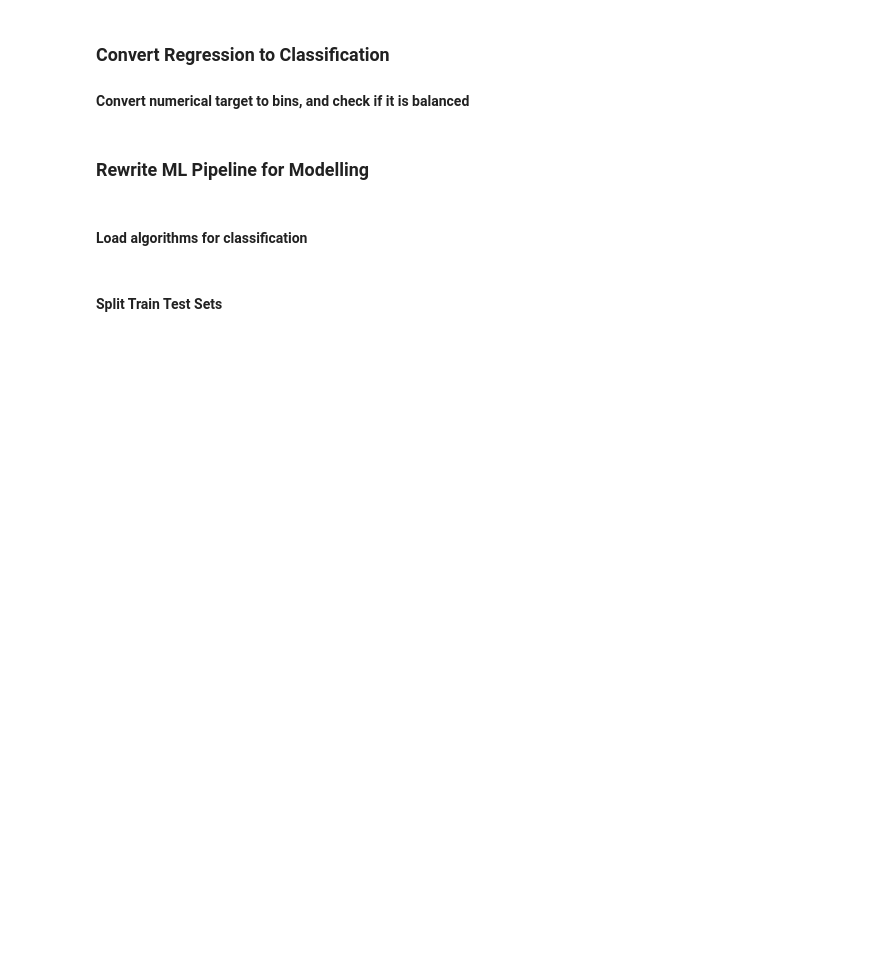
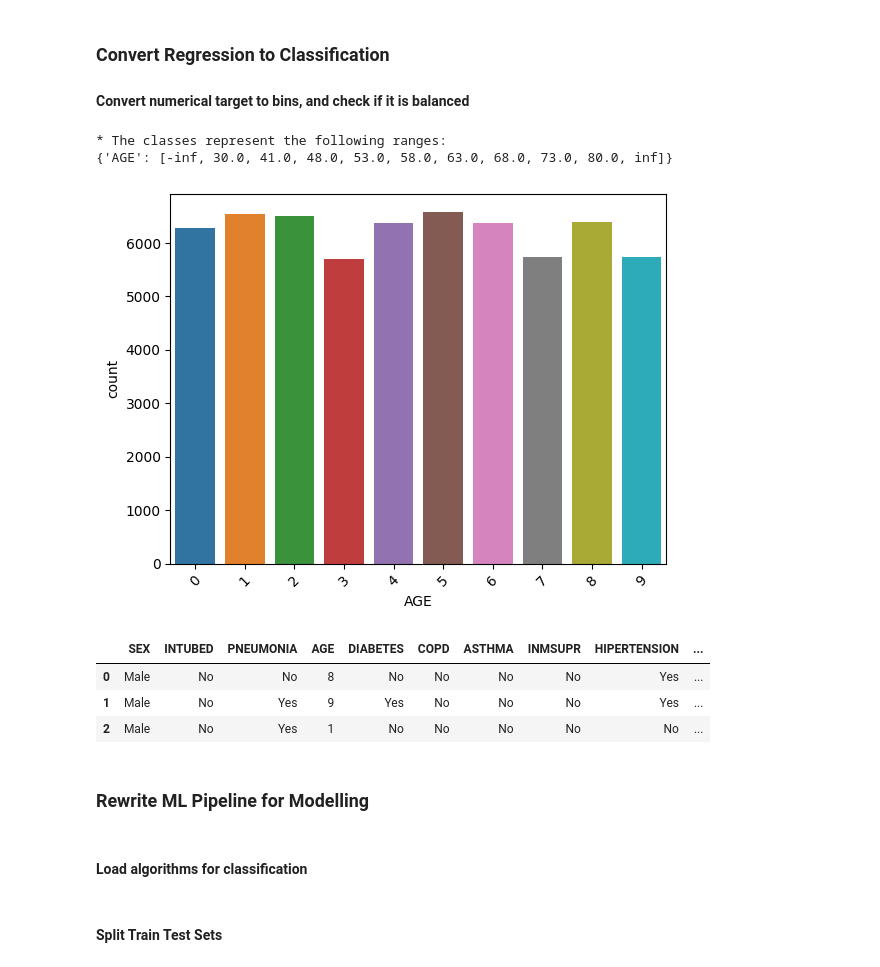
Before and after one commit to cniblock/milestone-covid-19-study, a Jupyter notebook: jupyter_notebooks/04.5 - Modeling and Evaluation - Regression.ipynb, the cells around one changed output. Saved outputs shown, nothing was run; the diff lists cells and outputs as text; code cells hidden in the pictures; blank space fills up the shorter version.

```diff
--- a/jupyter_notebooks/04.5 - Modeling and Evaluation - Regression.ipynb
+++ b/jupyter_notebooks/04.5 - Modeling and Evaluation - Regression.ipynb
@@ -432,23 +629,31 @@ regression_evaluation_plots(X_train, y_train, X_test, y_test,
 ### Convert Regression to Classification
 
 #### Convert numerical target to bins, and check if it is balanced
-# %%
-import pandas as pd
-import seaborn as sns
-import matplotlib.pyplot as plt
-
-bin_edges = [0, 10, 20, 30, 40, 50, 60, 70, 80, 90, 100]
-bin_labels = [f'{i}-{i+10}' for i in range(0, 90, 10)] + ['90+']
-
-df['AGE_BINNED'] = pd.cut(df['AGE'], bins=bin_edges, labels=bin_labels, right=False)
-
-print(df[['AGE', 'AGE_BINNED']].head())
-
-sns.countplot(data=df, x='AGE_BINNED')
-plt.xticks(rotation=45)
-plt.show()
+# %%
+import pandas as pd
+import seaborn as sns
+import matplotlib.pyplot as plt
+from feature_engine.discretisation import EqualFrequencyDiscretiser
+
+disc = EqualFrequencyDiscretiser(q=10, variables=['AGE'])
+df_clf = disc.fit_transform(df)
+
+print(f"* The classes represent the following ranges: \n{disc.binner_dict_} \n")
+
+sns.countplot(data=df_clf, x='AGE')
+plt.xticks(rotation=45)
+plt.show()
+# %% [output]
+* The classes represent the following ranges:
+{'AGE': [-inf, 30.0, 41.0, 48.0, 53.0, 58.0, 63.0, 68.0, 73.0, 80.0, inf]}
+[figure, added]
 # %%
 df_clf.head(3)
+# %% [output]
+|  | SEX | INTUBED | PNEUMONIA | AGE | DIABETES | COPD | ASTHMA | INMSUPR | HIPERTENSION | ... |
+| 0 | Male | No | No | 8 | No | No | No | No | Yes | ... |
+| 1 | Male | No | Yes | 9 | Yes | No | No | No | Yes | ... |
+| 2 | Male | No | Yes | 1 | No | No | No | No | No | ... |
 # %% [markdown]
 ### Rewrite ML Pipeline for Modelling
 # %%
```
Also changed, not shown: parts of 39 cells of this notebook, 1 other file.
